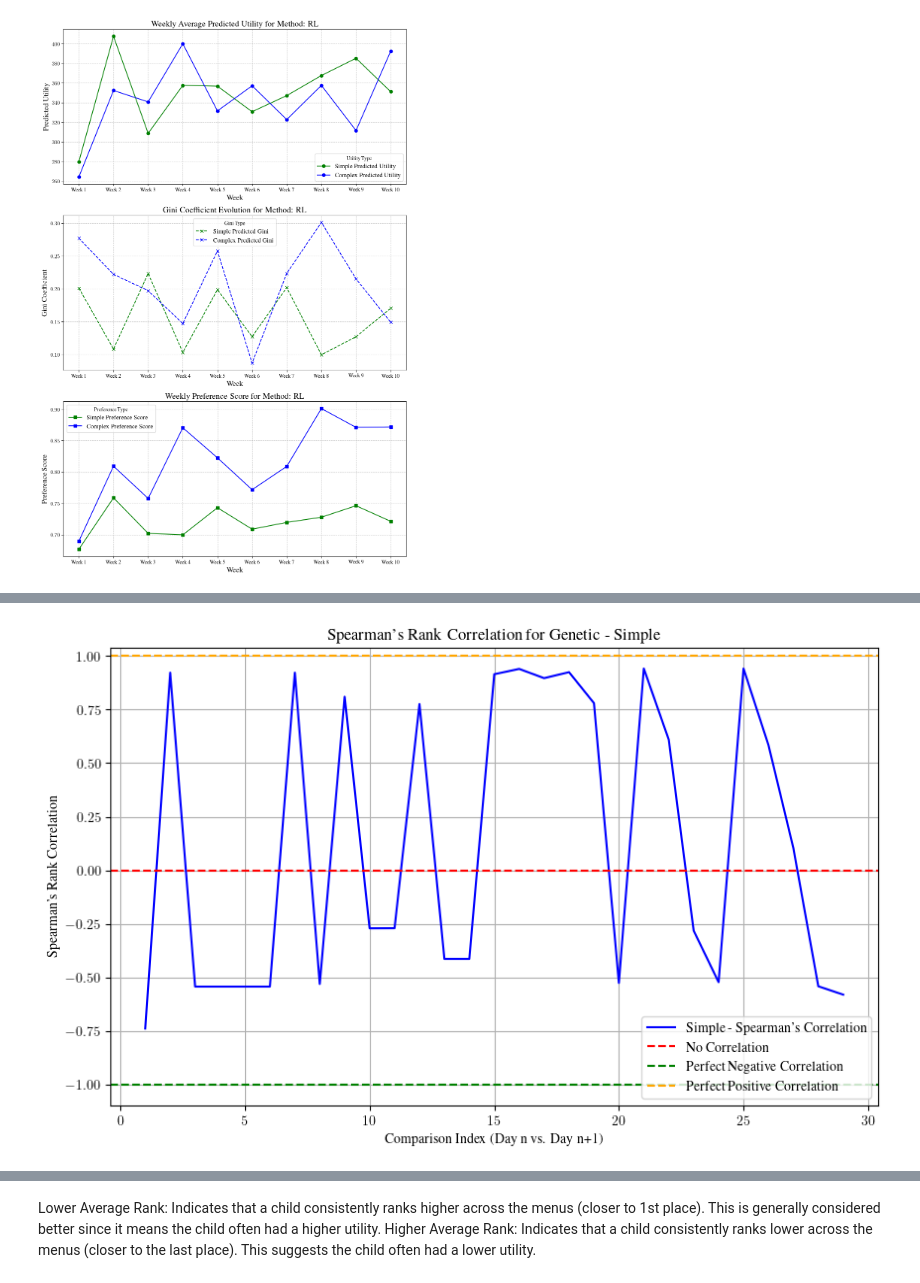
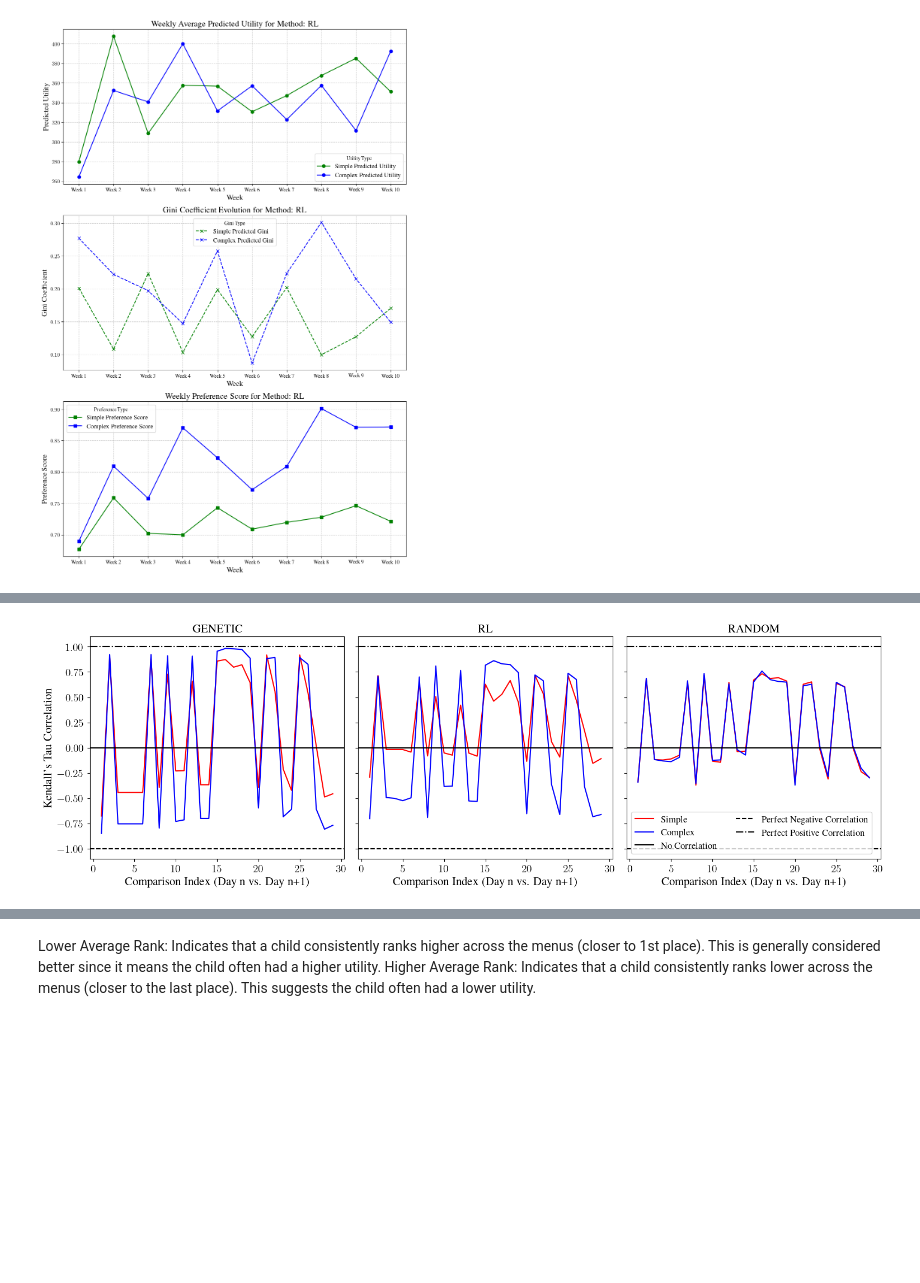
Before and after one commit to Laurie2905-JOHN/Masters_RL, a Jupyter notebook: notebooks/plotting.ipynb, the cells around one changed output, grey strips where cells are left out. Cells and saved outputs as stored; diff of their text form; code cells hidden in the pictures; blank space fills up the shorter version.

```diff
--- a/notebooks/plotting.ipynb
+++ b/notebooks/plotting.ipynb
@@ -3345,6 +3345,15 @@ plt.show()
 # %% [markdown]
 # Exp 6
 # %%
+import json
+import matplotlib.pyplot as plt
+# Configure Matplotlib to use LaTeX for rendering
+plt.rcParams.update({
+    "text.usetex": True,
+    "font.family": "serif",  # Use serif font in conjunction with LaTeX
+    "text.latex.preamble": r"\usepackage{times}",
+})
+
 file_path = "/home/laurie2905/Masters Thesis/Masters_RL/scripts/preference/report_tests/report_saved_data/Exp6/all_results_genetic.json"
 file_path1 = "/home/laurie2905/Masters Thesis/Masters_RL/scripts/preference/report_tests/report_saved_data/Exp6/all_results_prob.json"
 file_path2 = "/home/laurie2905/Masters Thesis/Masters_RL/scripts/preference/report_tests/report_saved_data/Exp6/all_results_RL.json"
@@ -3984,53 +4000,65 @@ McNemar's test for RL: statistic = 279.0, p-value = 0.002534525491641405
 # %%
 import matplotlib.pyplot as plt
 import numpy as np
-from scipy.stats import spearmanr
+from scipy.stats import kendalltau
 
-# Function to rank utilities and compare ranks between two days
-def calculate_spearman_correlation(predicted_utilities):
-    spearman_corrs = []
+# Function to rank utilities and compare ranks between two days using Kendall's Tau
+def calculate_kendall_tau(predicted_utilities):
+    kendall_taus = []
 
     # Find the minimum length of utilities to avoid IndexError
     min_length = min(len(utilities) for utilities in predicted_utilities)
 
     for i in range(1, min_length):  # Start from day 1 to compare with day 0
         # Rank utilities for previous and current day
         previous_day_utilities = np.array([utilities[i - 1] for utilities in predicted_utilities])
         current_day_utilities = np.array([utilities[i] for utilities in predicted_utilities])
 
-        previous_day_ranks = np.argsort(np.argsort(previous_day_utilities)) + 1
-        current_day_ranks = np.argsort(np.argsort(current_day_utilities)) + 1
+        # Calculate Kendall's Tau correlation
+        kendall_tau, _ = kendalltau(previous_day_utilities, current_day_utilities)
+        kendall_taus.append(kendall_tau)
 
-        # Calculate Spearman's rank correlation
-        spearman_corr, _ = spearmanr(previous_day_ranks, current_day_ranks)
-        spearman_corrs.append(spearman_corr)
+    return kendall_taus
 
-    return spearman_corrs
+# List of methods
+methods = ['genetic', 'RL', 'random']
 
-# Loop over methods (genetic, RL)
-for method in methods:
-    if method not in ['genetic', 'RL']:
-        continue
+# Create subplots
+fig, axs = plt.subplots(1, len(methods), figsize=(16, 5), sharey=True)
 
-    for method_type in ['simple', 'complex']:
+# Loop over methods (genetic, RL, random)
+for idx, method in enumerate(methods):
+    axs[idx].set_title(f'{method.upper()}', fontsize=15)  # Capitalize the method name
+
+    for method_type, color in zip(['simple', 'complex'], ['red', 'blue']):
         # Extract predicted utility data
         menu_keys = sorted(data[method][method_type].keys(), key=int)
         predicted_utilities = [list(data[method][method_type][menu_key]['predicted_utility'].values()) for menu_key in menu_keys]
 
-        # Calculate Spearman's Rank Correlation over days
-        spearman_corrs = calculate_spearman_correlation(predicted_utilities)
+        # Calculate Kendall's Tau over days
+        kendall_taus = calculate_kendall_tau(predicted_utilities)
 
-        # Plot Spearman's Rank Correlation over comparisons
-        plt.figure(figsize=(10, 6))
-        plt.plot(range(1, len(spearman_corrs) + 1), spearman_corrs, label=f'{method_type.capitalize()} - Spearman\'s Correlation', color='blue')
-        plt.xlabel('Comparison Index (Day n vs. Day n+1)')
-        plt.ylabel('Spearman\'s Rank Correlation')
-        plt.title(f'Spearman\'s Rank Correlation for {method.capitalize()} - {method_type.capitalize()}')
-        plt.axhline(0, color='red', linestyle='--', label='No Correlation')  # Indicating no correlation
-        plt.axhline(-1, color='green', linestyle='--', label='Perfect Negative Correlation')
-        plt.axhline(1, color='orange', linestyle='--', label='Perfect Positive Correlation')
-        plt.legend()
-        plt.grid(True)
-        plt.show()
+        # Plot Kendall's Tau over comparisons
+        axs[idx].plot(range(1, len(kendall_taus) + 1), kendall_taus, label=f'{method_type.capitalize()}', color=color)
+
+    axs[idx].set_xlabel('Comparison Index (Day n vs. Day n+1)', fontsize=15)
+    axs[idx].tick_params(axis='x', labelsize=14)
+    axs[idx].tick_params(axis='y', labelsize=14)
+
+    # Add horizontal lines for reference
+    axs[idx].axhline(0, color='black', linestyle='-', label='No Correlation')
+    axs[idx].axhline(-1, color='black', linestyle='--', label='Perfect Negative Correlation')
+    axs[idx].axhline(1, color='black', linestyle='-.', label='Perfect Positive Correlation')
+
+# Set y-axis label
+axs[0].set_ylabel('Kendall\'s Tau Correlation', fontsize=15)
+
+# Add legend to the last subplot
+axs[-1].legend(fontsize=12,loc='best', ncols=2)
+
+# Adjust layout to prevent overlap
+fig.tight_layout()
+
+plt.show()
 # %% [output]
-[figure, old version]
+[figure, new version]
```
Also changed, not shown: parts of 15 cells of this notebook, 3 other files.
